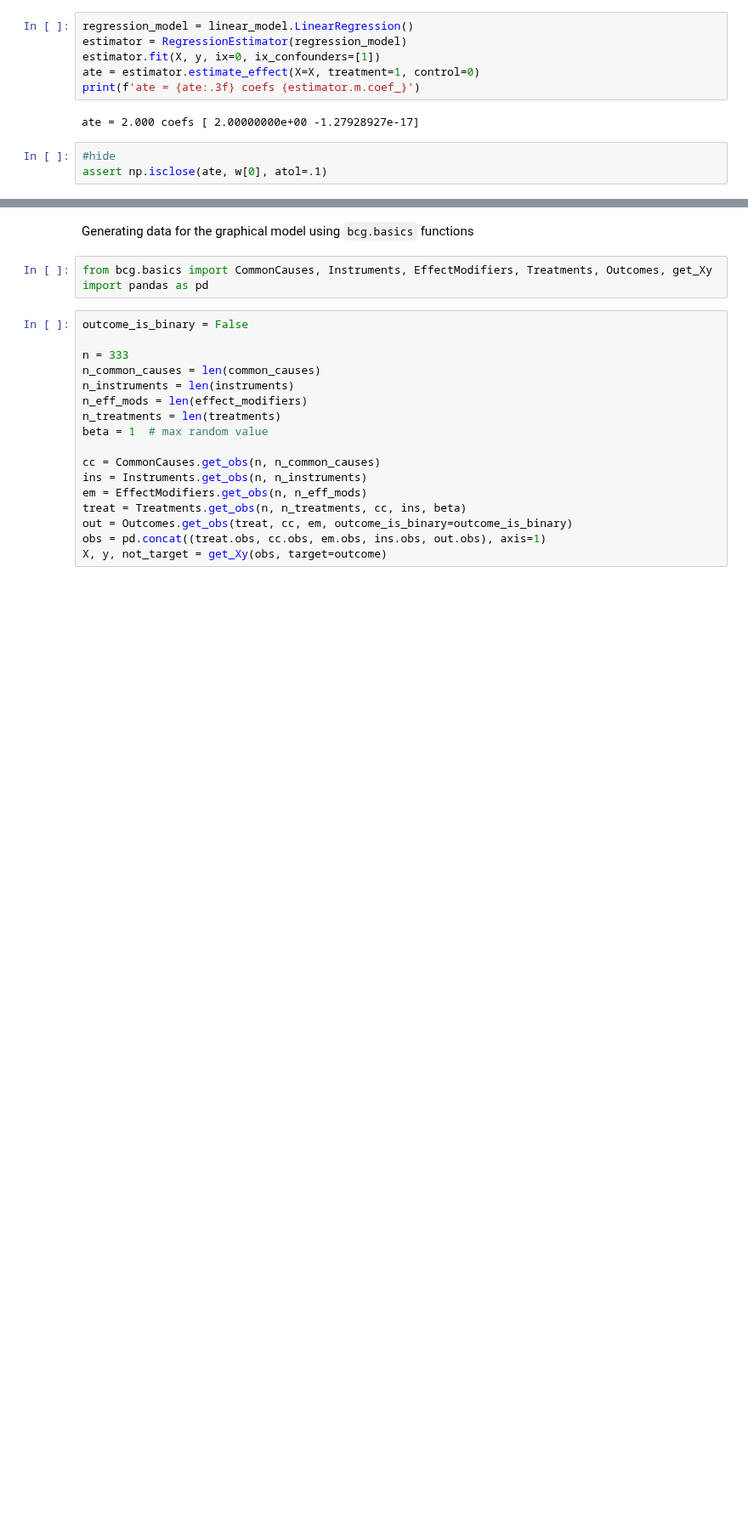
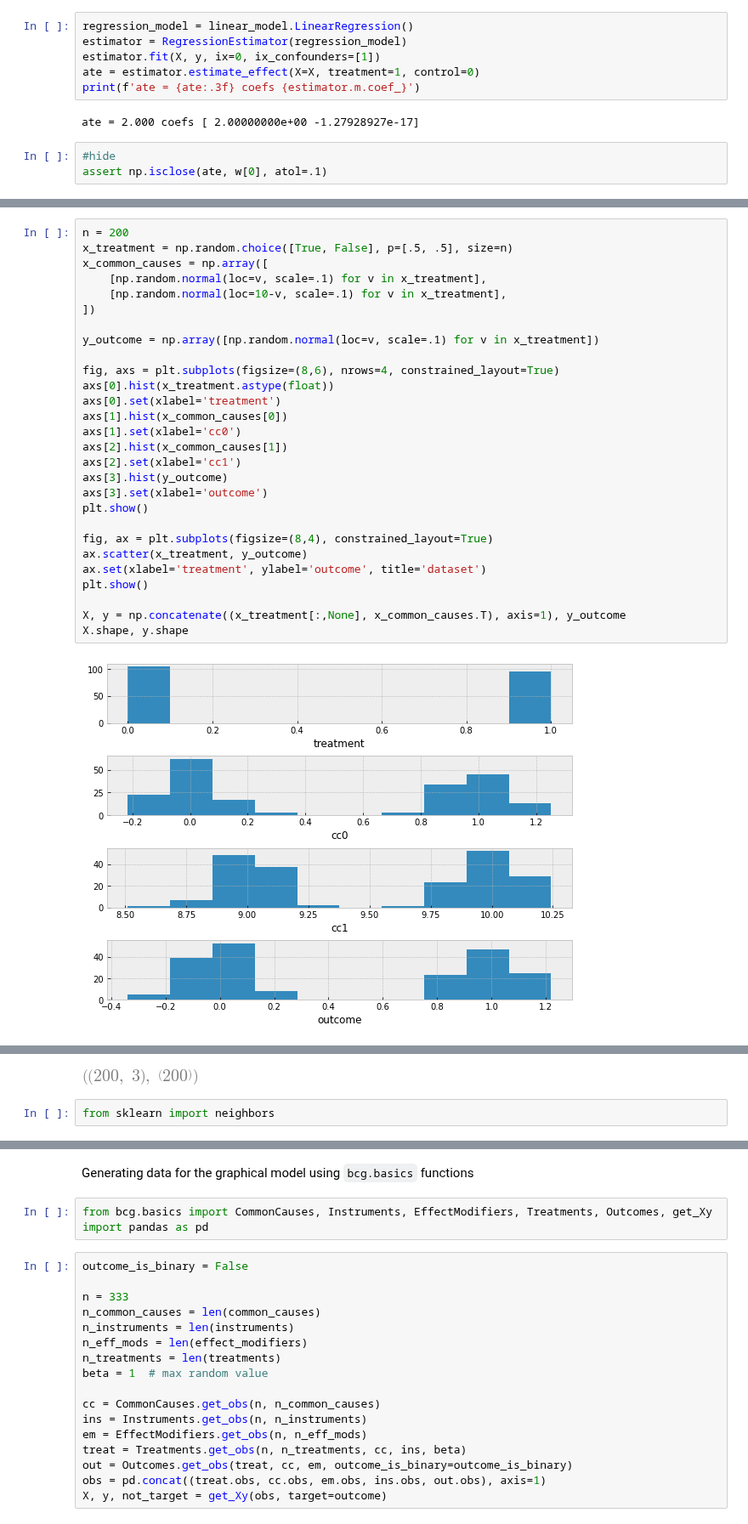
Before and after one commit to eschmidt42/bcg, a Jupyter notebook: notebooks/02_causal_model.ipynb, the cells around one changed output, grey strips where cells are left out. Shown at 85% size. Saved outputs shown, nothing was run; the diff lists cells and outputs as text; blank space fills up the shorter version.

```diff
--- a/notebooks/02_causal_model.ipynb
+++ b/notebooks/02_causal_model.ipynb
@@ -415,0 +424,30 @@ assert np.isclose(ate, w[0], atol=.1)
+# %%
+n = 200
+x_treatment = np.random.choice([True, False], p=[.5, .5], size=n)
+x_common_causes = np.array([
+    [np.random.normal(loc=v, scale=.1) for v in x_treatment],
+    [np.random.normal(loc=10-v, scale=.1) for v in x_treatment],
+])
+
+y_outcome = np.array([np.random.normal(loc=v, scale=.1) for v in x_treatment])
+
+fig, axs = plt.subplots(figsize=(8,6), nrows=4, constrained_layout=True)
+axs[0].hist(x_treatment.astype(float))
+axs[0].set(xlabel='treatment')
+axs[1].hist(x_common_causes[0])
+axs[1].set(xlabel='cc0')
+axs[2].hist(x_common_causes[1])
+axs[2].set(xlabel='cc1')
+axs[3].hist(y_outcome)
+axs[3].set(xlabel='outcome')
+plt.show()
+
+fig, ax = plt.subplots(figsize=(8,4), constrained_layout=True)
+ax.scatter(x_treatment, y_outcome)
+ax.set(xlabel='treatment', ylabel='outcome', title='dataset')
+plt.show()
+
+X, y = np.concatenate((x_treatment[:,None], x_common_causes.T), axis=1), y_outcome
+X.shape, y.shape
+# %% [output]
+[figure, added]
@@ -415,0 +455,3 @@ assert np.isclose(ate, w[0], atol=.1)
+[figure, added]
+# %%
+from sklearn import neighbors
```
Also changed, not shown: parts of 5 cells of this notebook.
